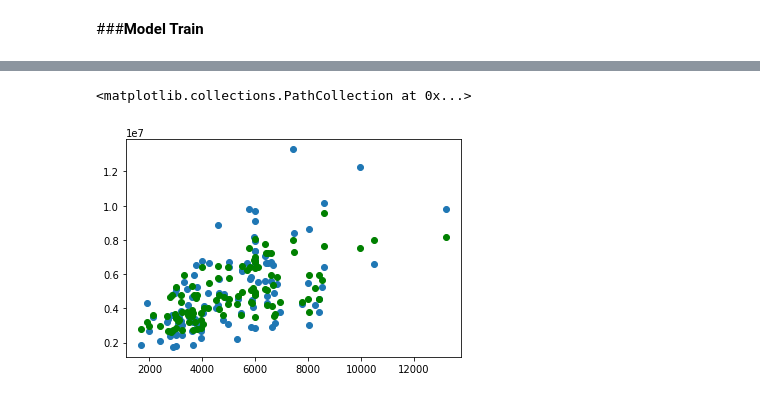
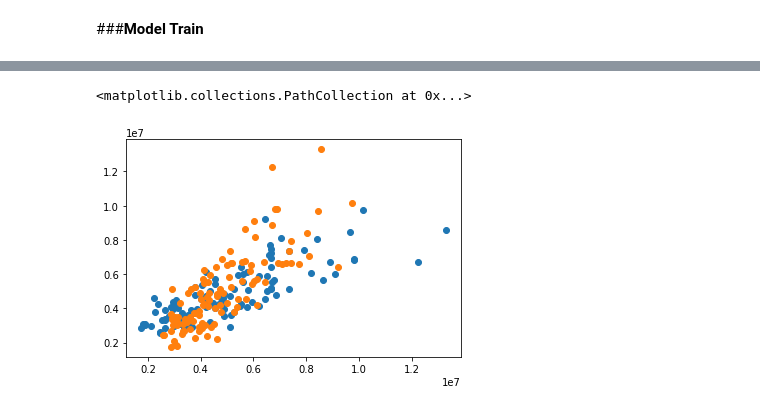
Before and after one commit to het1752/machine-learning, a Jupyter notebook: Housing_price_Prediction.ipynb, the cells around one changed output, grey strips where cells are left out. Cells and saved outputs as stored; diff of their text form; code cells hidden in the pictures.

```diff
--- a/Housing_price_Prediction.ipynb
+++ b/Housing_price_Prediction.ipynb
@@ -309,2 +303,0 @@ model=LinearRegression()
-# %%
-model.fit(x_train,y_train)
@@ -356,0 +304,14 @@ pred_df
+# %%
+#LinearRegression
+from sklearn.linear_model import LinearRegression
+model0=LinearRegression()
+model0.fit(x_train,y_train)
+pred_y0=model0.predict(x_test)
+pred_df=pd.DataFrame({"Actual Value ":y_test,"Predicted Value":pred_y0})
+print(pred_df)
+print("intercept of model is : ",model0.intercept_)
+print("coef. of model is : ",model0.coef_)
+print(pred_df.corr())
+print(sns.heatmap(pred_df.corr(),annot=True,cmap="Blues"))
+test_score = model0.score(x_test, y_test)
+print("The score of LinearRegression on test data is:", test_score)
@@ -372,0 +343,12 @@ sns.heatmap(pred_df.corr(),annot=True,cmap="Greens")
+# %%
+#randomforest
+from sklearn.ensemble import RandomForestRegressor
+model1=RandomForestRegressor()
+model1.fit(x_train,y_train)
+pred_y1=model1.predict(x_test)
+pred_df=pd.DataFrame({"Actual Value ":y_test,"Predicted Value":pred_y1})
+print(pred_df)
+print(pred_df.corr())
+print(sns.heatmap(pred_df.corr(),annot=True,cmap="Blues"))
+test_score1 = model1.score(x_test, y_test)
+print("The score of RandomForestRegressor on test data is:", test_score1)
@@ -373,6 +376,6 @@ sns.heatmap(pred_df.corr(),annot=True,cmap="Greens")
 # %%
-plt.scatter(x_test.area,y_test)
-plt.scatter(x_test.area,pred_y,color="green")
+plt.scatter(y_test,pred_y1)
+plt.scatter(pred_y1,y_test)
 # %% [output]
 <matplotlib.collections.PathCollection at 0x...>
-[figure, old version]
+[figure, new version]
```
Also changed, not shown: parts of 22 cells of this notebook.
